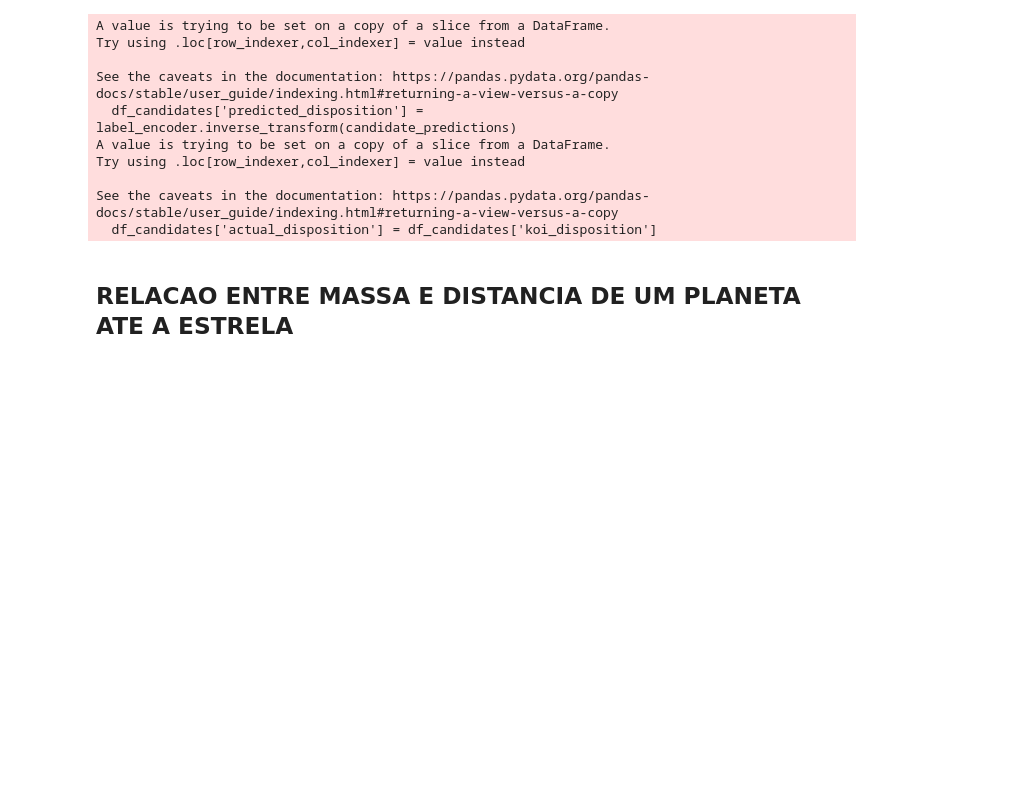
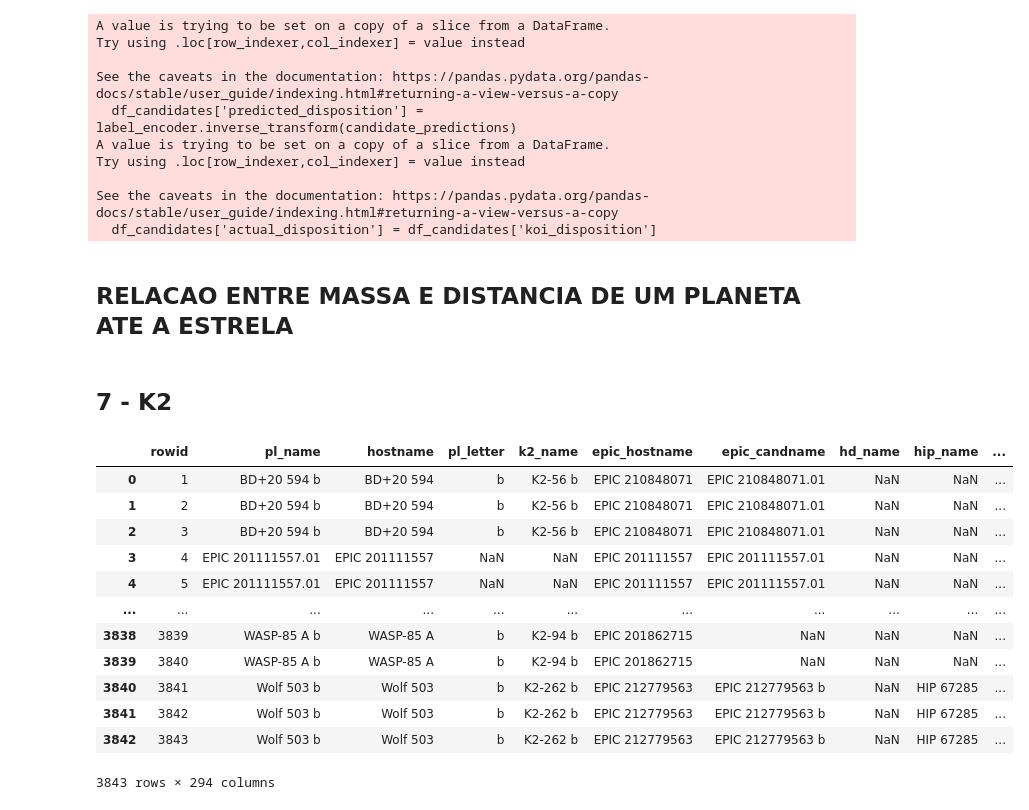
Before and after one commit to albertoseleto/exoplanets-classifier, a Jupyter notebook: thesis.ipynb, the cells around one changed output. Drawn from its saved outputs; the diff is of its cells as text; code cells hidden in the pictures; blank space fills up the shorter version.

```diff
--- a/thesis.ipynb
+++ b/thesis.ipynb
@@ -1104,3 +1150,24 @@ See the caveats in the documentation: https://pandas.pydata.org/pandas-docs/stab
   df_candidates['actual_disposition'] = df_candidates['koi_disposition']
 # %% [markdown]
 ## RELACAO ENTRE MASSA E DISTANCIA DE UM PLANETA ATE A ESTRELA
+# %% [markdown]
+## 7 - K2
+# %%
+file_kepler = 'k2_candidates.csv'
+df_k2 = pd.read_csv(file_kepler)
+
+df_k2
+# %% [output]
+|  | rowid | pl_name | hostname | pl_letter | k2_name | epic_hostname | epic_candname | hd_name | hip_name | ... |
+| 0 | 1 | BD+20 594 b | BD+20 594 | b | K2-56 b | EPIC 210848071 | EPIC 210848071.01 | NaN | NaN | ... |
+| 1 | 2 | BD+20 594 b | BD+20 594 | b | K2-56 b | EPIC 210848071 | EPIC 210848071.01 | NaN | NaN | ... |
+| 2 | 3 | BD+20 594 b | BD+20 594 | b | K2-56 b | EPIC 210848071 | EPIC 210848071.01 | NaN | NaN | ... |
+| 3 | 4 | EPIC 201111557.01 | EPIC 201111557 | NaN | NaN | EPIC 201111557 | EPIC 201111557.01 | NaN | NaN | ... |
+| 4 | 5 | EPIC 201111557.01 | EPIC 201111557 | NaN | NaN | EPIC 201111557 | EPIC 201111557.01 | NaN | NaN | ... |
+| ... | ... | ... | ... | ... | ... | ... | ... | ... | ... | ... |
+| 3838 | 3839 | WASP-85 A b | WASP-85 A | b | K2-94 b | EPIC 201862715 | NaN | NaN | NaN | ... |
+| 3839 | 3840 | WASP-85 A b | WASP-85 A | b | K2-94 b | EPIC 201862715 | NaN | NaN | NaN | ... |
+| 3840 | 3841 | Wolf 503 b | Wolf 503 | b | K2-262 b | EPIC 212779563 | EPIC 212779563 b | NaN | HIP 67285 | ... |
+| 3841 | 3842 | Wolf 503 b | Wolf 503 | b | K2-262 b | EPIC 212779563 | EPIC 212779563 b | NaN | HIP 67285 | ... |
+| 3842 | 3843 | Wolf 503 b | Wolf 503 | b | K2-262 b | EPIC 212779563 | EPIC 212779563 b | NaN | HIP 67285 | ... |
+3843 rows × 294 columns
```
Also changed, not shown: parts of 8 cells of this notebook.
